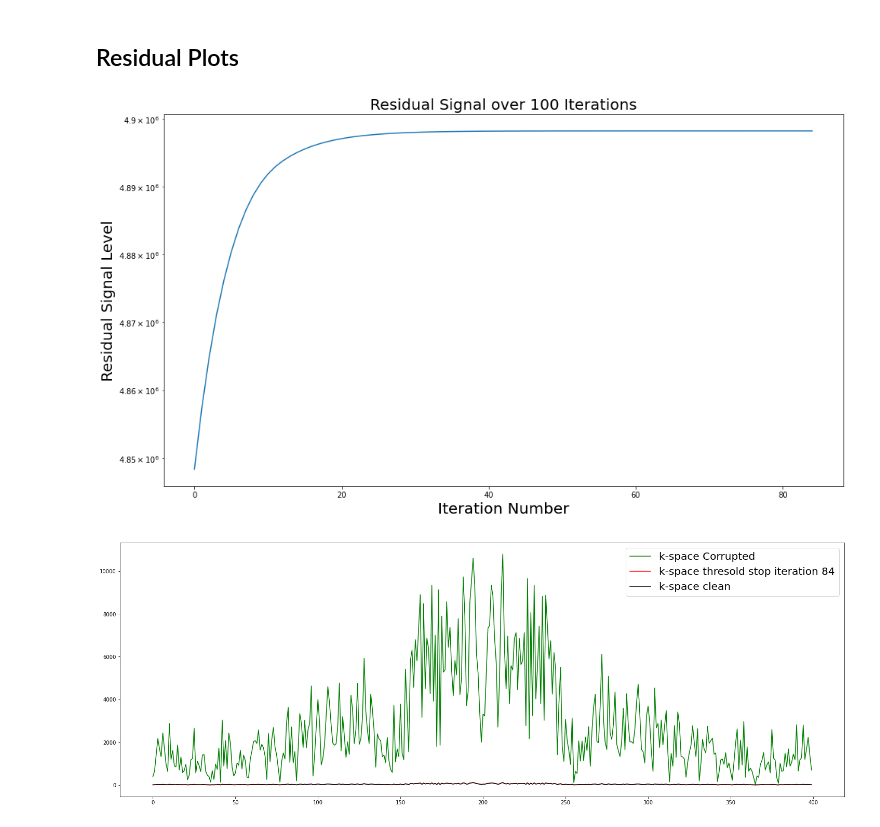
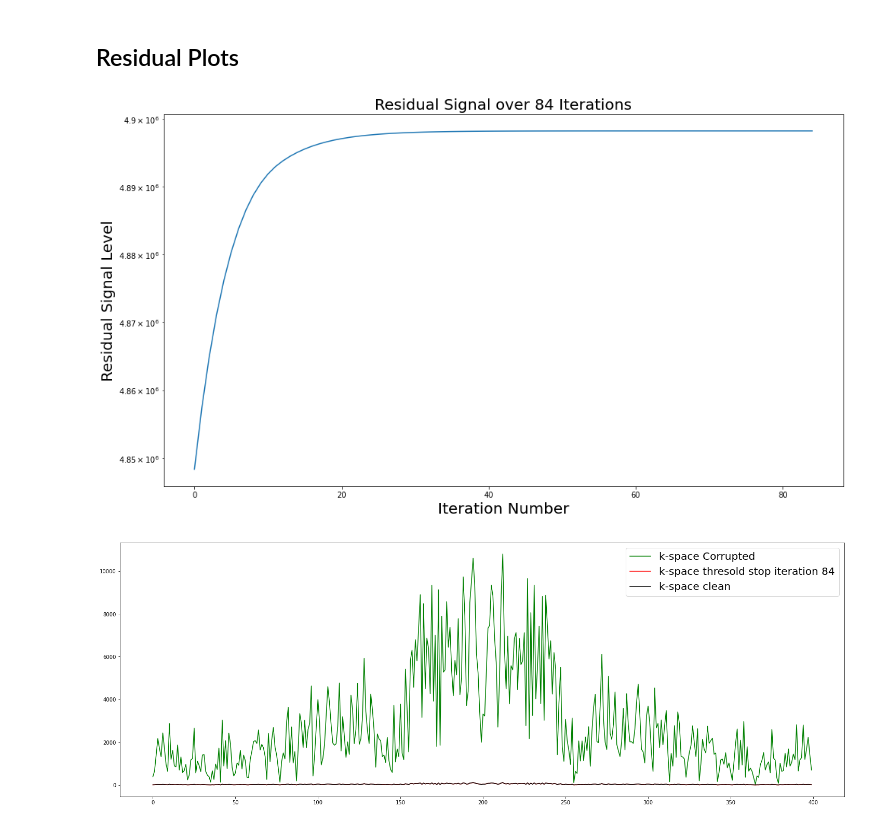
Before and after one commit to xinformatics/iterative_recon_bme516, a Jupyter notebook: 03_Residual_Computation_Thresold_Stopping_More_Noise.ipynb, the cells around one changed output. Saved outputs shown, nothing was run; the diff lists cells and outputs as text; code cells hidden in the pictures.

```diff
--- a/03_Residual_Computation_Thresold_Stopping_More_Noise.ipynb
+++ b/03_Residual_Computation_Thresold_Stopping_More_Noise.ipynb
@@ -175,14 +175,14 @@ Early Stopping... thresold reached at step 84
 # %%
 plt.figure(figsize=(16, 9))
 plt.plot(range(len(residuals)), residuals)
 # plt.xscale('log')
 plt.yscale('log')
 plt.xlabel('Iteration Number', fontsize= 20)
 plt.ylabel('Residual Signal Level', fontsize= 20)
-plt.title(f'Residual Signal over {steps} Iterations', fontsize= 20 )
+plt.title(f'Residual Signal over {stop_count} Iterations', fontsize= 20 )
 plt.show()
 # %% [output]
-[figure, old version]
+[figure, new version]
 # %%
 ### check
 # check:
```
Also changed, not shown: 2 other files.
